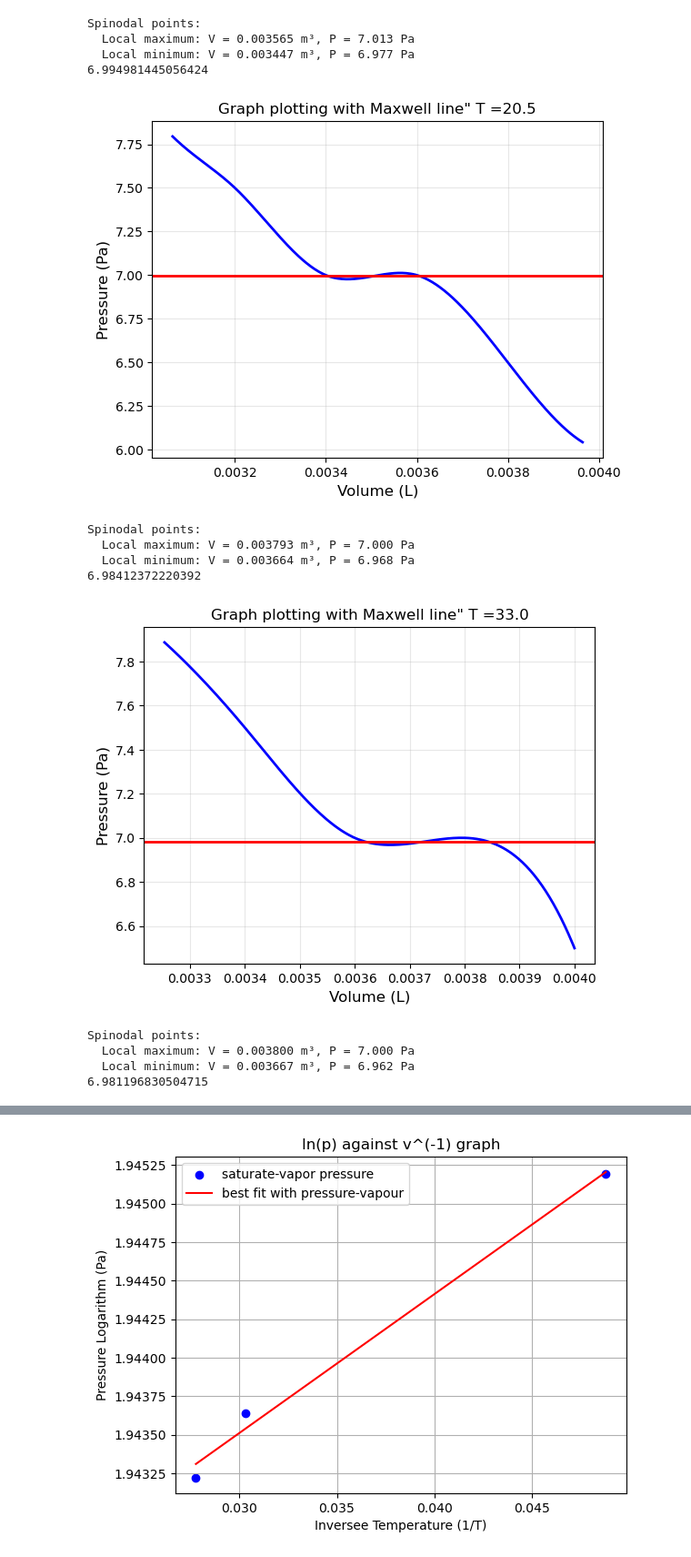
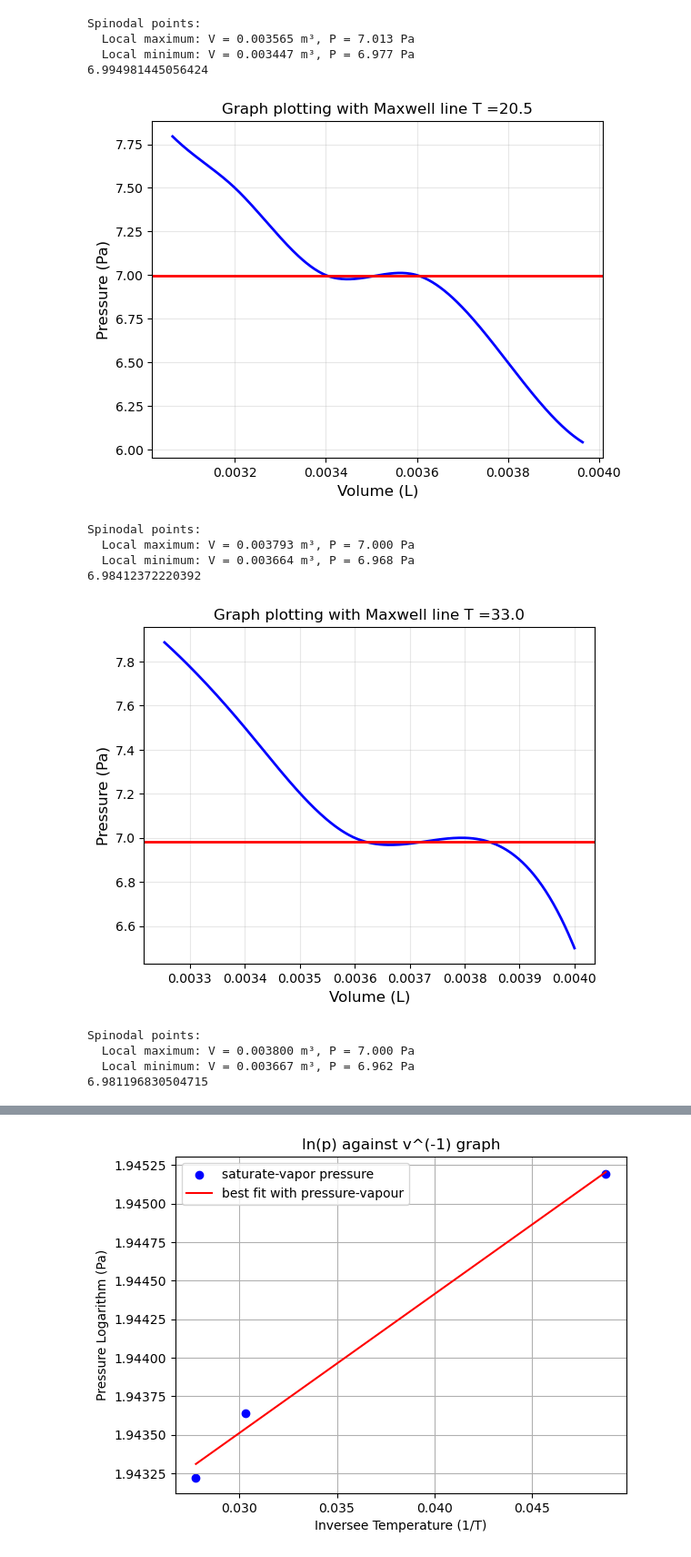
Before and after one commit to nomushu/Experiment-6, a Jupyter notebook: Jupyter code.ipynb, the cells around one changed output, grey strips where cells are left out. Shown at 91% size. Saved outputs shown, nothing was run; the diff lists cells and outputs as text; code cells hidden in the pictures.

```diff
--- a/Jupyter code.ipynb
+++ b/Jupyter code.ipynb
@@ -9,7 +9,7 @@ import scipy.integrate as integ
 import scipy.interpolate as inter
 # %%
 sheets = ["Sheet1","Sheet2","Sheet3","Sheet4","Sheet5","Sheet6","Sheet7","Sheet8"]
-colors = ['purple','blue','lightblue','green','yellow','orange','red','darkred']
+colors = ['darkblue','blue','lightblue','green','yellow','orange','red','darkred']
 temperature = np.array([20.5,33,36,39,42,45,47,50])
 
 datas = np.array([])
@@ -188,40 +188,40 @@ for i,p in enumerate(sheets):
                 v_vapor = volume_fine[crossings[2]]
 
                 v_zoom_min = v_liquid * 0.9
                 v_zoom_max = v_vapor * 1.1
                 zoom_mask = (volume_fine >= v_zoom_min) & (volume_fine <= v_zoom_max)
 
                 plt.plot(volume_fine[zoom_mask], pressure_fine[zoom_mask], 'b-', linewidth=2)
                 plt.axhline(y=P_m, color='red', linestyle='-', linewidth=2)
                 print(P_m)
                 vapor_pressure = np.append(vapor_pressure,P_m)
                 vapor_temperature = np.append(vapor_temperature,temperature[i])
 
 
 
                 """
                 plt.scatter([v_liquid, v_max, v_min, v_vapor],
                         [P_m, p_max, p_min, P_m],
                         color=['green', 'orange', 'orange', 'green'],
                         s=100, zorder=5)
                 """
 
                 plt.xlabel('Volume (L)', fontsize=12)
                 plt.ylabel('Pressure (Pa)', fontsize=12)
-                plt.title(f'Graph plotting with Maxwell line" T ={temperature[i]}', fontsize=12)
+                plt.title(f'Graph plotting with Maxwell line T ={temperature[i]}', fontsize=12)
                 plt.grid(True, alpha=0.3)
                 plt.show()
 # %% [output]
 Spinodal points:
   Local maximum: V = 0.003565 m³, P = 7.013 Pa
   Local minimum: V = 0.003447 m³, P = 6.977 Pa
 6.994981445056424
-[figure, old version]
+[figure, new version]
 Spinodal points:
   Local maximum: V = 0.003793 m³, P = 7.000 Pa
   Local minimum: V = 0.003664 m³, P = 6.968 Pa
 6.98412372220392
-[figure, old version]
+[figure, new version]
 Spinodal points:
   Local maximum: V = 0.003800 m³, P = 7.000 Pa
   Local minimum: V = 0.003667 m³, P = 6.962 Pa
```
Also changed, not shown: parts of 2 cells of this notebook, 1 other file.
